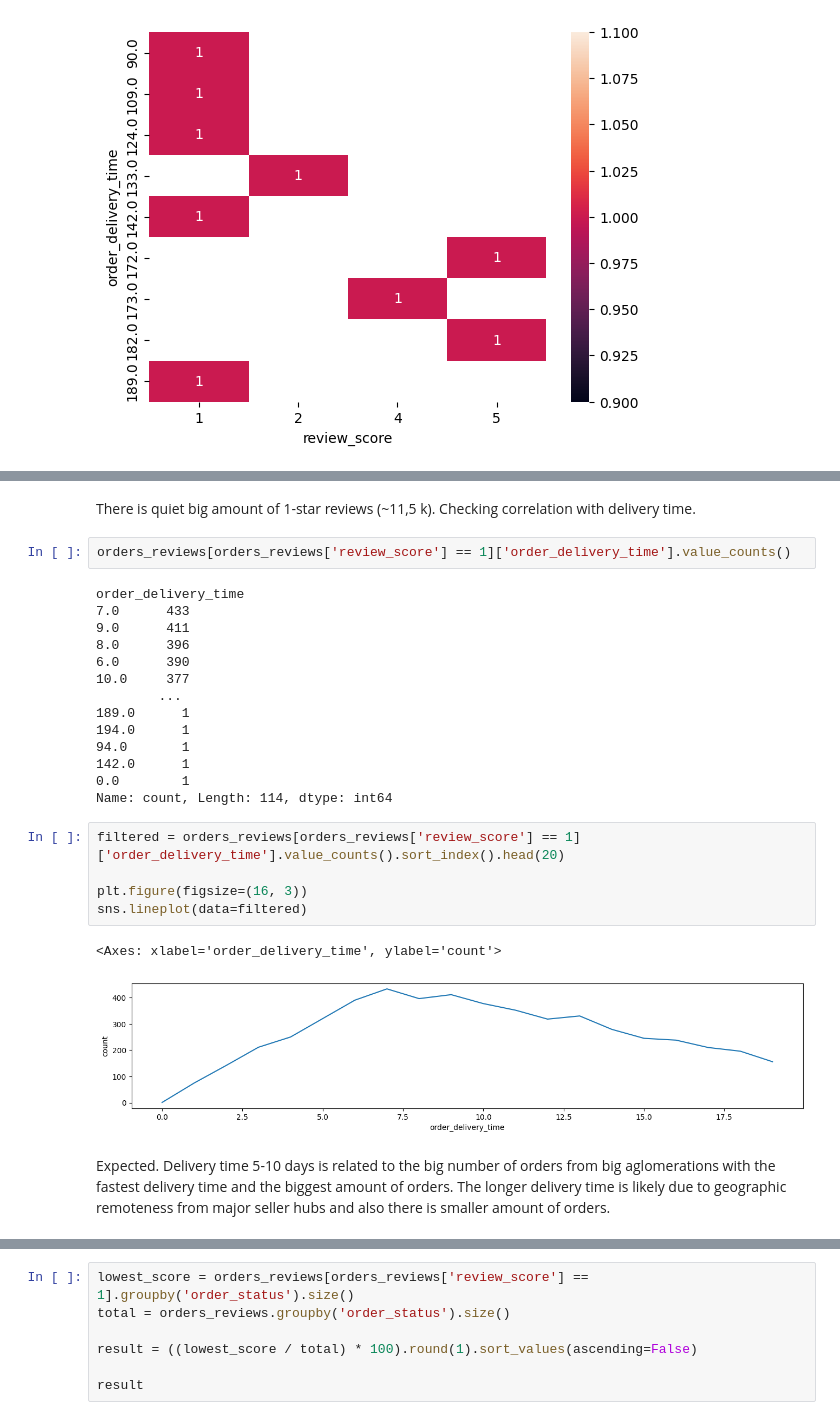
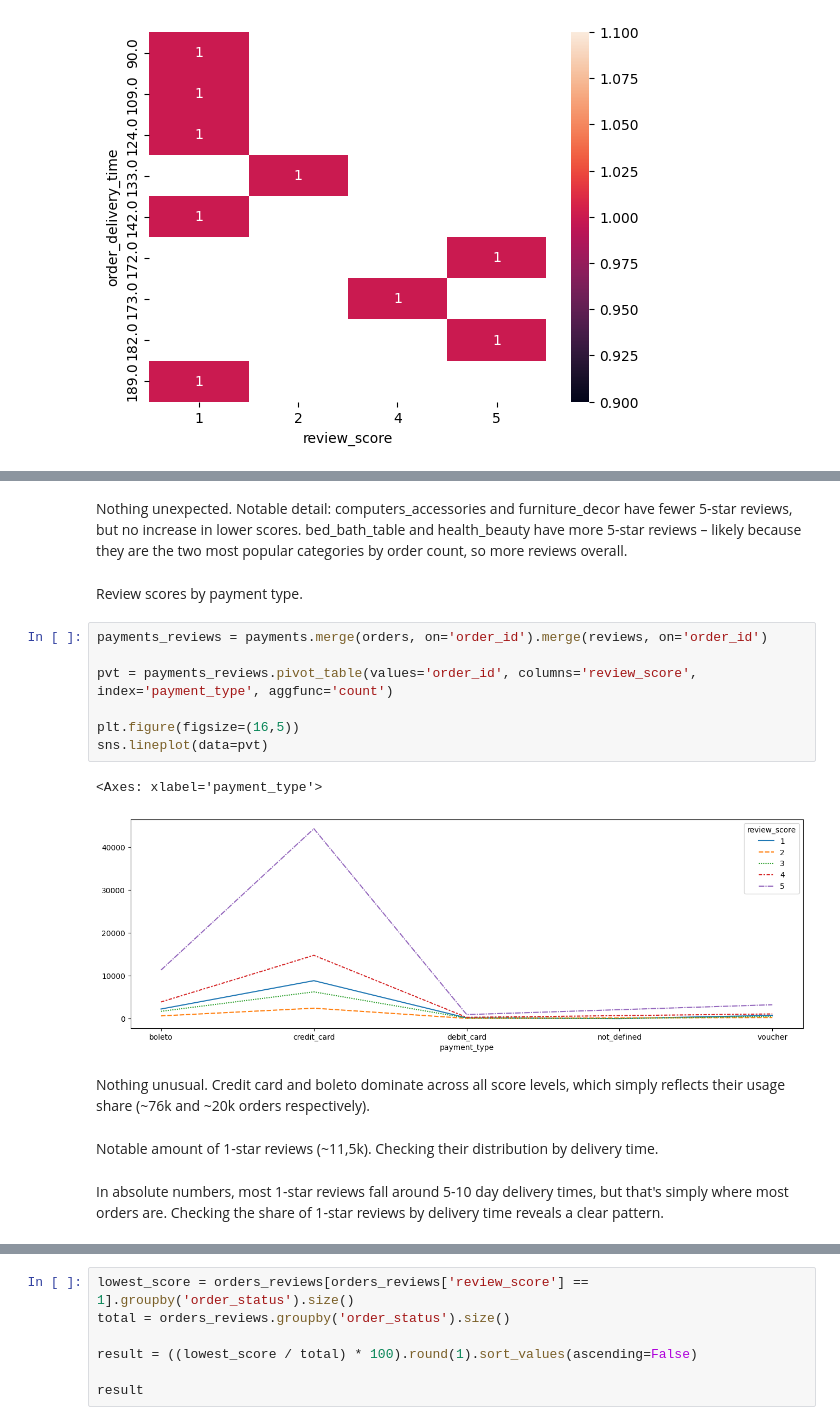
Before and after one commit to norriddx/ecommerce-orders-analysis, a Jupyter notebook: notebooks/eda.ipynb, the cells around one changed output, grey strips where cells are left out. Saved outputs shown, nothing was run; the diff lists cells and outputs as text.

```diff
--- a/notebooks/eda.ipynb
+++ b/notebooks/eda.ipynb
@@ -747,28 +772,20 @@ Result is expected. For slowest delivery time (it's stuck or lost orders accordi
+# %% [markdown]
+Nothing unexpected. Notable detail: computers_accessories and furniture_decor have fewer 5-star reviews, but no increase in lower scores. bed_bath_table and health_beauty have more 5-star reviews – likely because they are the two most popular categories by order count, so more reviews overall.
+# %% [markdown]
+Review scores by payment type.
+# %%
+payments_reviews = payments.merge(orders, on='order_id').merge(reviews, on='order_id')
+
+pvt = payments_reviews.pivot_table(values='order_id', columns='review_score', index='payment_type', aggfunc='count')
+
+plt.figure(figsize=(16,5))
+sns.lineplot(data=pvt)
+# %% [output]
+<Axes: xlabel='payment_type'>
+[figure, added]
+# %% [markdown]
+Nothing unusual. Credit card and boleto dominate across all score levels, which simply reflects their usage share (~76k and ~20k orders respectively).
 # %% [markdown]
-There is quiet big amount of 1-star reviews (~11,5 k). Checking correlation with delivery time.
+Notable amount of 1-star reviews (~11,5k). Checking their distribution by delivery time.
-# %%
-orders_reviews[orders_reviews['review_score'] == 1]['order_delivery_time'].value_counts()
-# %% [output]
-order_delivery_time
-7.0      433
-9.0      411
-8.0      396
-6.0      390
-10.0     377
-        ...
-189.0      1
-194.0      1
-94.0       1
-142.0      1
-0.0        1
-Name: count, Length: 114, dtype: int64
-# %%
-filtered = orders_reviews[orders_reviews['review_score'] == 1]['order_delivery_time'].value_counts().sort_index().head(20)
-
-plt.figure(figsize=(16, 3))
-sns.lineplot(data=filtered)
-# %% [output]
-<Axes: xlabel='order_delivery_time', ylabel='count'>
-[figure, removed]
 # %% [markdown]
-Expected. Delivery time 5-10 days is related to the big number of orders from big aglomerations with the fastest delivery time and the biggest amount of orders. The longer delivery time is likely due to geographic remoteness from major seller hubs and also there is smaller amount of orders.
+In absolute numbers, most 1-star reviews fall around 5-10 day delivery times, but that's simply where most orders are. Checking the share of 1-star reviews by delivery time reveals a clear pattern.
```
Also changed, not shown: parts of 19 cells of this notebook.
